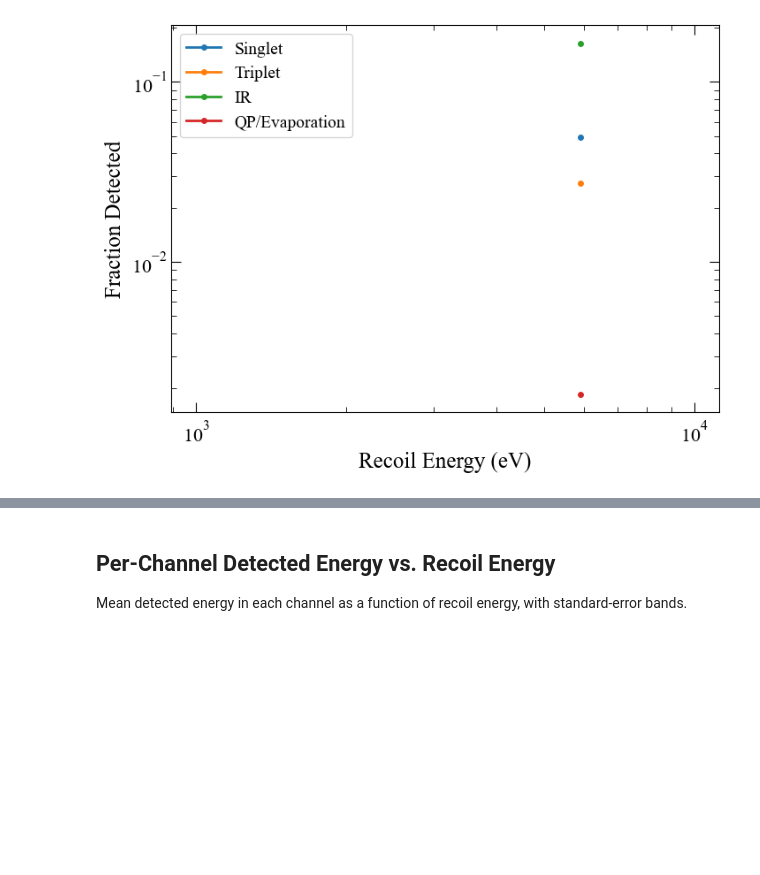
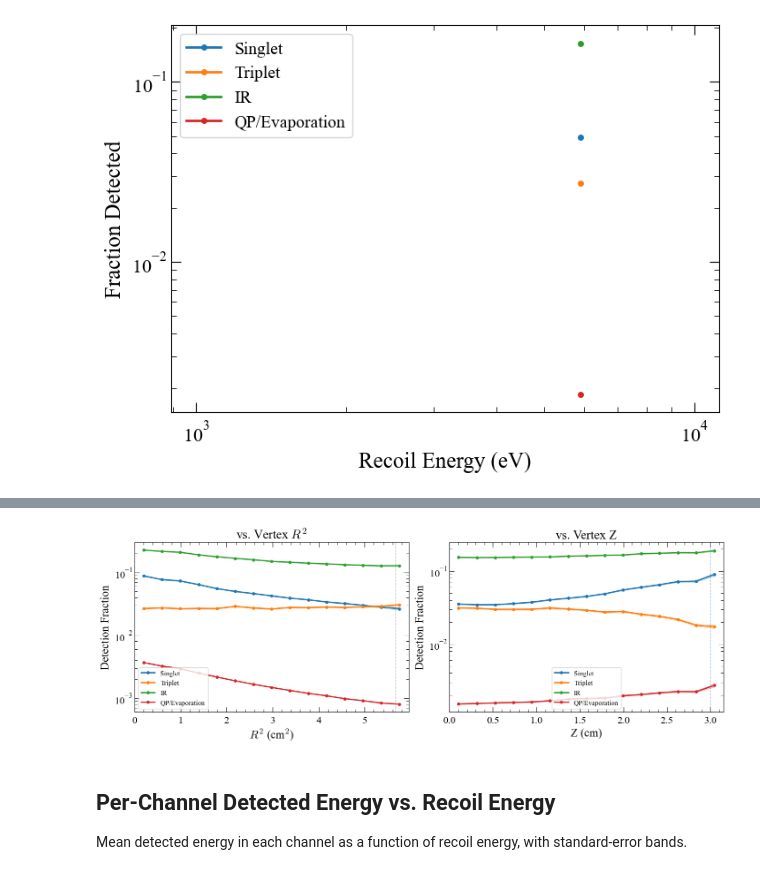
Before and after one commit to spice-herald/HeRM, a Jupyter notebook: Example_notebooks/Channel_Signal_Distributions.ipynb, the cells around one changed output, grey strips where cells are left out. Drawn from its saved outputs; the diff is of its cells as text; code cells hidden in the pictures; blank space fills up the shorter version.

Commit message:
include primary position in outputs

```diff
--- a/Example_notebooks/Channel_Signal_Distributions.ipynb
+++ b/Example_notebooks/Channel_Signal_Distributions.ipynb
@@ -517,3 +525,80 @@ ax.legend(frameon=True, loc='best', fontsize=14)
+# %%
+if 'vertex_positions' not in data:
+    print("vertex_positions not found in data file — re-run simulate_spectrum.py to generate.")
+else:
+    vtx = data['vertex_positions']
+    r_sq = vtx[:, 0]**2 + vtx[:, 1]**2
+    z_vtx = vtx[:, 2]
+
+    fig, (ax_r, ax_z) = plt.subplots(1, 2, figsize=(14, 5))
+
+    n_bins = 15
+
+    for ch in range(4):
+        gen = n_quanta_generated[:, ch].astype(float)
+        det = detected_count[:, ch].astype(float)
+        eff = np.where(gen > 0, det / gen, np.nan)
+
+        # --- vs R² ---
+        r2_bins = np.linspace(0, r_sq.max() * 1.05, n_bins + 1)
+        r2_centers = (r2_bins[:-1] + r2_bins[1:]) / 2
+        means_r = np.full(n_bins, np.nan)
+        sems_r = np.full(n_bins, np.nan)
+        for b in range(n_bins):
+            mask = (r_sq >= r2_bins[b]) & (r_sq < r2_bins[b+1])
+            v = eff[mask]
+            v = v[~np.isnan(v)]
+            if len(v) > 1:
+                means_r[b] = np.mean(v)
+                sems_r[b] = np.std(v) / np.sqrt(len(v))
+        valid = ~np.isnan(means_r)
+        ax_r.plot(r2_centers[valid], means_r[valid], 'o-', color=CHANNEL_COLORS[ch],
+                  label=CHANNEL_NAMES[ch], markersize=4)
+        ax_r.fill_between(r2_centers[valid], (means_r - sems_r)[valid],
+                          (means_r + sems_r)[valid], color=CHANNEL_COLORS[ch], alpha=0.2)
+
+        # --- vs Z ---
+        z_bins = np.linspace(0, z_vtx.max() * 1.05, n_bins + 1)
+        z_centers = (z_bins[:-1] + z_bins[1:]) / 2
+        means_z = np.full(n_bins, np.nan)
+        sems_z = np.full(n_bins, np.nan)
+        for b in range(n_bins):
+            mask = (z_vtx >= z_bins[b]) & (z_vtx < z_bins[b+1])
+            v = eff[mask]
+            v = v[~np.isnan(v)]
+            if len(v) > 1:
+                means_z[b] = np.mean(v)
+                sems_z[b] = np.std(v) / np.sqrt(len(v))
+        valid = ~np.isnan(means_z)
+        ax_z.plot(z_centers[valid], means_z[valid], 'o-', color=CHANNEL_COLORS[ch],
+                  label=CHANNEL_NAMES[ch], markersize=4)
+        ax_z.fill_between(z_centers[valid], (means_z - sems_z)[valid],
+                          (means_z + sems_z)[valid], color=CHANNEL_COLORS[ch], alpha=0.2)
+
+    cell_radius = detector_config['cell_radius']
+    fill_height = detector_config['fill_height']
+
+    ax_r.set_xlabel('$R^2$ (cm$^2$)')
+    ax_r.set_ylabel('Detection Fraction')
+    ax_r.set_title('vs. Vertex $R^2$')
+    ax_r.legend(frameon=True, fontsize=11)
+    ax_r.set_xlim(0, cell_radius**2 * 1.05)
+    ax_r.axvline(cell_radius**2, color='gray', ls='--', lw=1, alpha=0.5)
+
+    ax_r.set_yscale('log')
+    ax_z.set_yscale('log')
+
+    ax_z.set_xlabel('Z (cm)')
+    ax_z.set_ylabel('Detection Fraction')
+    ax_z.set_title('vs. Vertex Z')
+    ax_z.legend(frameon=True, fontsize=11)
+    ax_z.set_xlim(0, fill_height * 1.05)
+    ax_z.axvline(fill_height, color='#2980b9', ls='--', lw=1, alpha=0.5, label='liquid surface')
+
+    plt.tight_layout()
+    plt.show()
+# %% [output]
+[figure, added]
 # %% [markdown]
 ## Per-Channel Detected Energy vs. Recoil Energy
 
```
Also changed, not shown: parts of 5 cells of this notebook, 1 other file.
